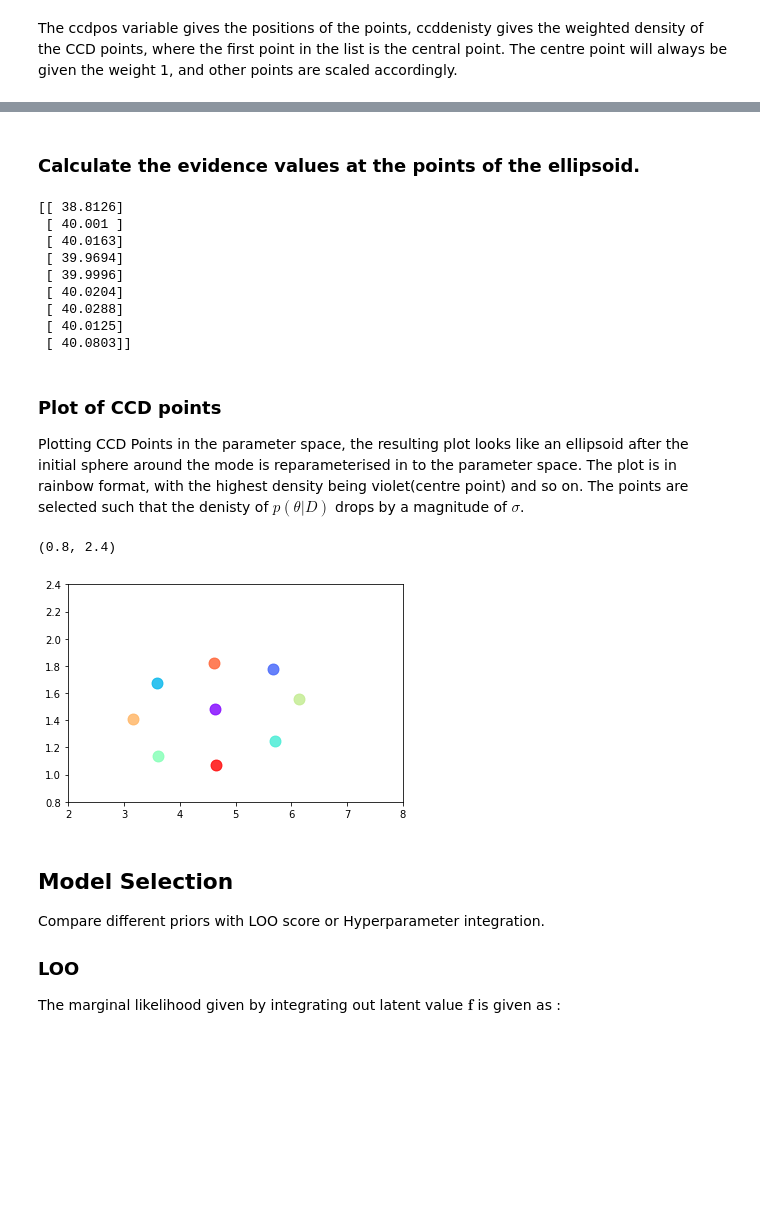
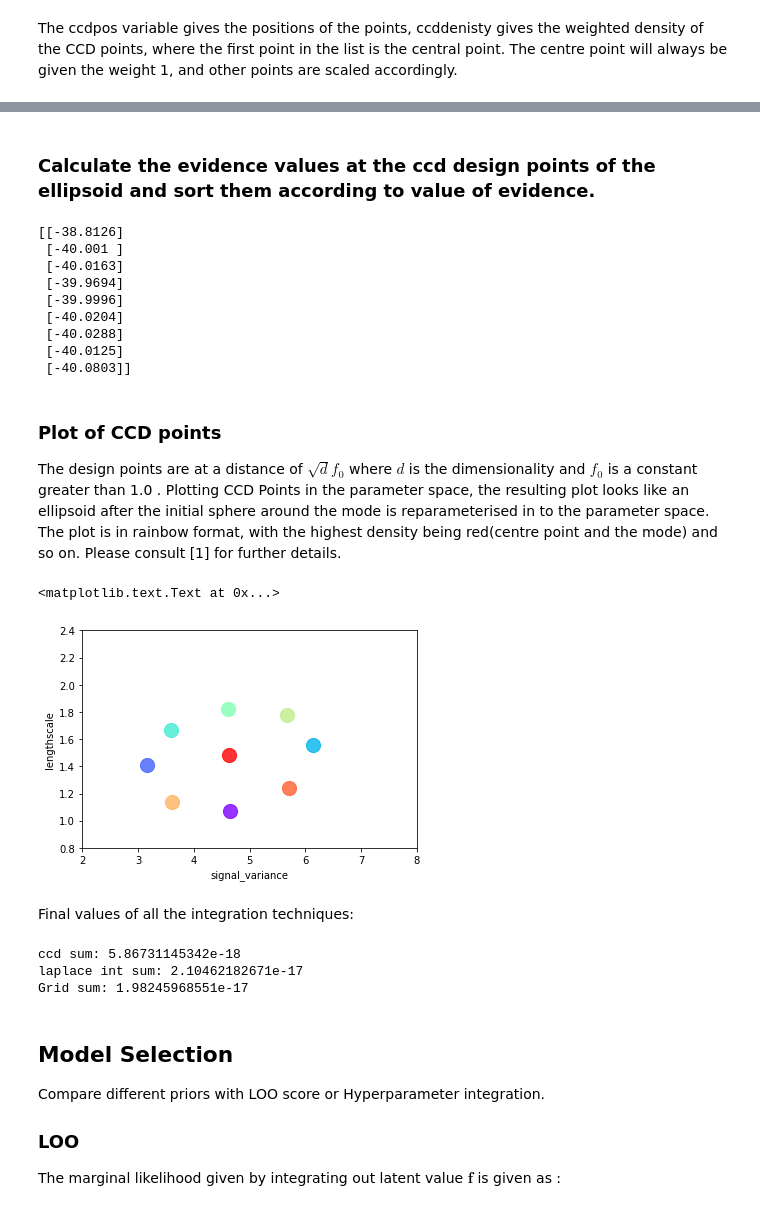
Before and after one commit to adhaka/notebook_gallery, a Jupyter notebook: practice/ccd/Model-Selection.ipynb, the cells around one changed output, grey strips where cells are left out. Drawn from its saved outputs; the diff is of its cells as text; code cells hidden in the pictures; blank space fills up the shorter version.

Commit message:
imporving the plots and oraganising things a bit ..

```diff
--- a/practice/ccd/Model-Selection.ipynb
+++ b/practice/ccd/Model-Selection.ipynb
@@ -542,40 +528,60 @@ weight density at those points: [ 0.1726  0.1049  0.1034  0.1083  0.1051  0.1029
 z: [[ 0.9563  0.0485]
  [-0.0127  0.2508]]
 # %% [markdown]
-### Calculate the evidence values at the points of the ellipsoid.
+### Calculate the evidence values at the ccd design points of the ellipsoid and sort them according to value of evidence.
 # %%
 evidence = np.zeros((ccdpos.shape[0], 1))
 for i, pt in enumerate(ccdpos):
     evidence[i] = m_map2._objective(pt)
 
+evidence = -evidence
 print(evidence)
+ind = np.argsort(evidence, axis=0)
+ind = ind.flatten()
+ccdpos_plot = ccdpos[ind,:]
+# print(ccdpos_plot)
 # %% [output]
-[[ 38.8126]
- [ 40.001 ]
- [ 40.0163]
- [ 39.9694]
- [ 39.9996]
- [ 40.0204]
- [ 40.0288]
- [ 40.0125]
- [ 40.0803]]
+[[-38.8126]
+ [-40.001 ]
+ [-40.0163]
+ [-39.9694]
+ [-39.9996]
+ [-40.0204]
+ [-40.0288]
+ [-40.0125]
+ [-40.0803]]
 # %% [markdown]
 ### Plot of CCD points
 
-Plotting CCD Points in the parameter space, the resulting plot looks like an ellipsoid after the initial sphere around the mode is reparameterised in to the parameter space. The plot is in rainbow format, with the highest density being violet(centre point) and so on. The points are selected such that the denisty of $p(\theta|D)$ drops by a magnitude of $\sigma$.
+The design points are at a distance of $\sqrt{d}f_{0}$ where $d$ is the dimensionality and $f_{0}$ is a constant greater than 1.0 .
+Plotting CCD Points in the parameter space, the resulting plot looks like an ellipsoid after the initial sphere around the mode is reparameterised in to the parameter space. The plot is in rainbow format, with the highest density being red(centre point and the mode) and so on. Please consult [1] for further details.
 # %%
 fig, ax = plt.subplots()
-xs = ccdpos[:,0]
-ys = ccdpos[:,1]
-colors = cm.rainbow(np.linspace(0, 1, len(ccdpos)))
+xs = ccdpos_plot[:,0]
+ys = ccdpos_plot[:,1]
+colors = cm.rainbow(np.linspace(0, 1, len(ccdpos_plot)))
 for x, y, c in zip(xs, ys, colors):
-    ax.scatter(x, y, alpha=0.8, color=c, s=120)
+    ax.scatter(x, y, alpha=0.8, color=c, s=200)
 # ax.scatter(ccdpos[:,0], ccdpos[:,1], alpha=0.8, s=40)
 ax.set_xlim((2,8))
 ax.set_ylim((0.8,2.4))
+ax.set_xlabel(labels[0]); ax.set_ylabel(labels[1])
 # %% [output]
-(0.8, 2.4)
+<matplotlib.text.Text at 0x...>
-[figure, old version]
+[figure, new version]
+# %% [markdown]
+Final values of all the integration techniques:
+# %%
+ccdsum = 0.
+for pos, density in zip(ccdpos, ccddensity):
+    ccdsum += density*np.exp(-m_map2._objective(pos))
+print "ccd sum:", ccdsum
+print "laplace int sum:", lap_sum
+print "Grid sum:", grid_sum
+# %% [output]
+ccd sum: 5.86731145342e-18
+laplace int sum: 2.10462182671e-17
+Grid sum: 1.98245968551e-17
 # %% [markdown]
 ## Model Selection
 
```
Also changed, not shown: parts of 33 cells of this notebook, 1 other file.
